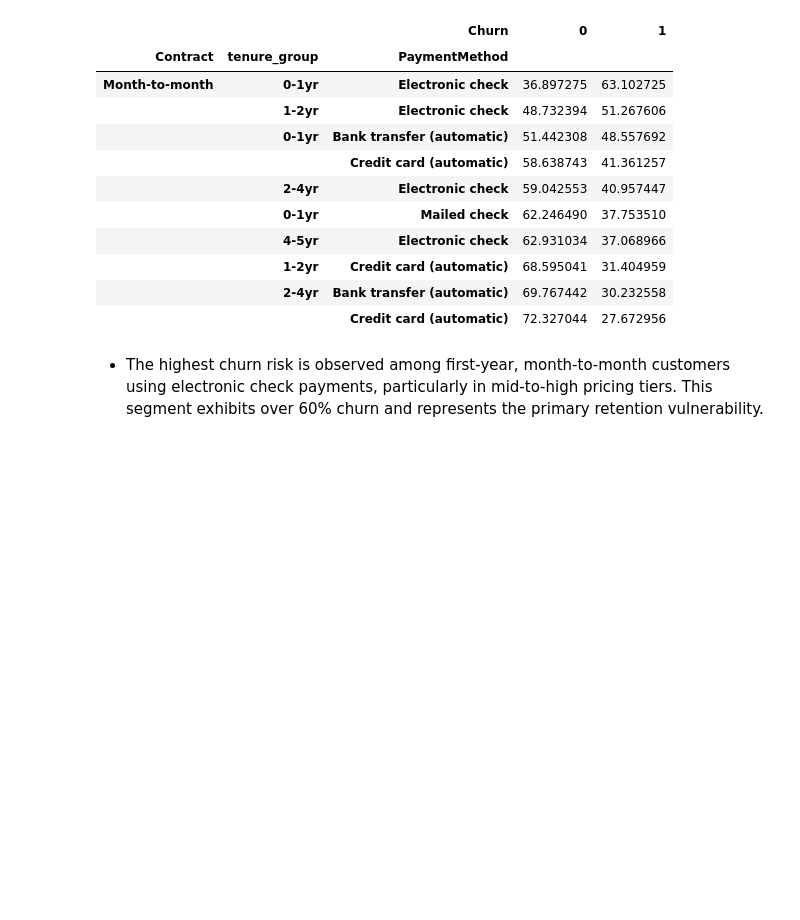
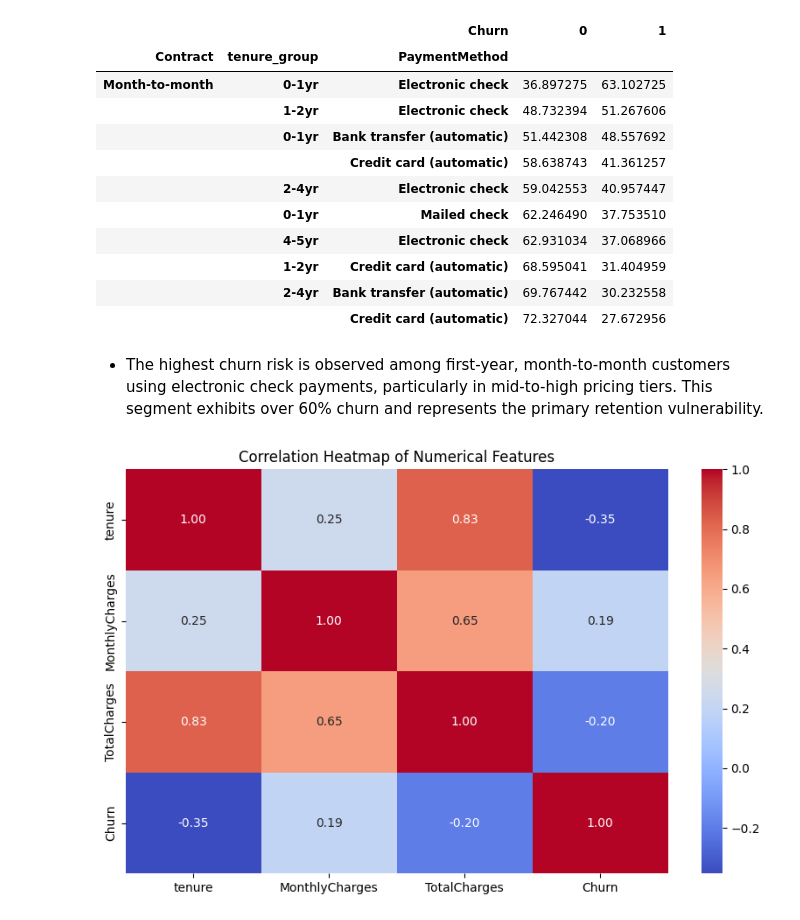
Before and after one commit to khareparth12-sketch/churn-analysis-sql-python-powerbi, a Jupyter notebook: notebooks/03_eda_churn.ipynb, the cells around one changed output. Cells and saved outputs as stored; diff of their text form; code cells hidden in the pictures; blank space fills up the shorter version.

```diff
--- a/notebooks/03_eda_churn.ipynb
+++ b/notebooks/03_eda_churn.ipynb
@@ -197,3 +197,14 @@ pd.crosstab(
 |  |  | Credit card (automatic) | 72.327044 | 27.672956 |
 # %% [markdown]
 - The highest churn risk is observed among first-year, month-to-month customers using electronic check payments, particularly in mid-to-high pricing tiers. This segment exhibits over 60% churn and represents the primary retention vulnerability.
+# %%
+# Select only numerical columns for correlation
+numerical_cols = ['tenure', 'MonthlyCharges', 'TotalCharges', 'Churn']
+corr_matrix = eda_df[numerical_cols].corr()
+
+plt.figure(figsize=(10, 6))
+sns.heatmap(corr_matrix, annot=True, cmap='coolwarm', fmt=".2f")
+plt.title('Correlation Heatmap of Numerical Features')
+plt.show()
+# %% [output]
+[figure, added]
```
Also changed, not shown: 3 other files.
